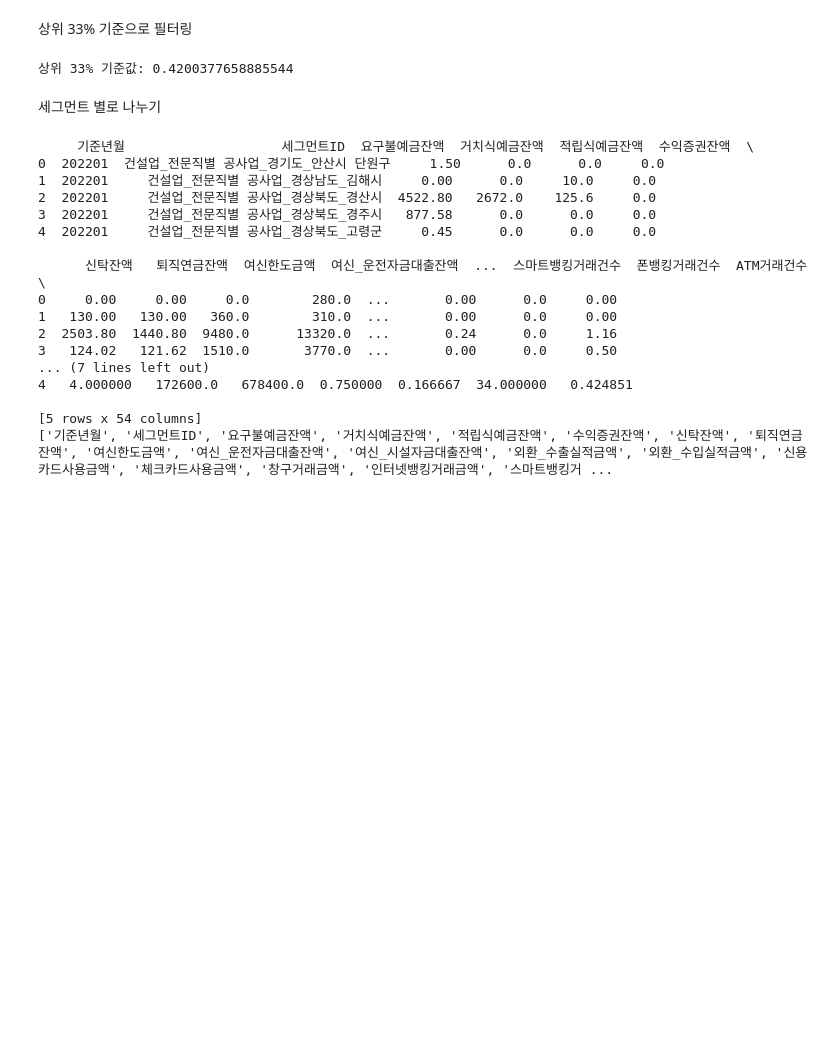
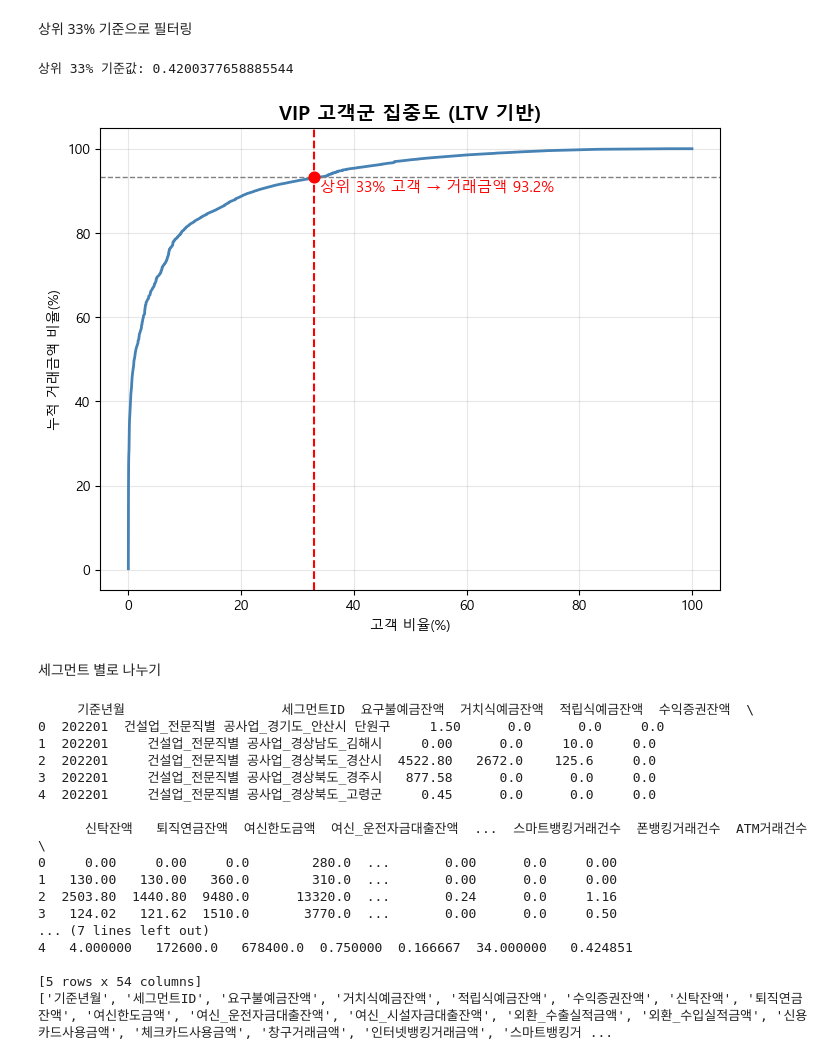
Before and after one commit to wlssyuu/ml-based-financial-analysis, a Jupyter notebook: 0_Preprocessing.ipynb, the cells around one changed output. Cells and saved outputs as stored; diff of their text form; code cells hidden in the pictures; blank space fills up the shorter version.

```diff
--- a/0_Preprocessing.ipynb
+++ b/0_Preprocessing.ipynb
@@ -303,6 +303,33 @@ drop_cols = [
 vip_df = vip_df.drop(columns=drop_cols)
 # %% [output]
 상위 33% 기준값: 0.4200377658885544
+# %%
+import pandas as pd
+import matplotlib.pyplot as plt
+import numpy as np
+
+# LTV 기준으로 내림차순 정렬
+df_sorted = df.sort_values('LTV_Score', ascending=False).reset_index(drop=True)
+
+# 누적 거래금액 비율 계산
+df_sorted['누적비율'] = df_sorted['총거래금액'].cumsum() / df_sorted['총거래금액'].sum() * 100
+df_sorted['고객비율'] = np.arange(1, len(df_sorted) + 1) / len(df_sorted) * 100
+
+# 그래프
+plt.figure(figsize=(8,6))
+plt.plot(df_sorted['고객비율'], df_sorted['누적비율'], color='steelblue', linewidth=2)
+plt.axvline(x=33, color='red', linestyle='--', linewidth=1.5)
+plt.axhline(y=93.2, color='gray', linestyle='--', linewidth=1)
+plt.scatter(33, 93.2, color='red', s=60, zorder=5)
+
+plt.text(34, 90, '상위 33% 고객 → 거래금액 93.2%', color='red', fontsize=11)
+plt.title('VIP 고객군 집중도 (LTV 기반)', fontsize=14, fontweight='bold')
+plt.xlabel('고객 비율(%)')
+plt.ylabel('누적 거래금액 비율(%)')
+plt.grid(alpha=0.3)
+plt.show()
+# %% [output]
+[figure, added]
 # %% [markdown]
 세그먼트 별로 나누기
 # %%
```
Also changed, not shown: parts of 1 cell of this notebook, 2 other files.
